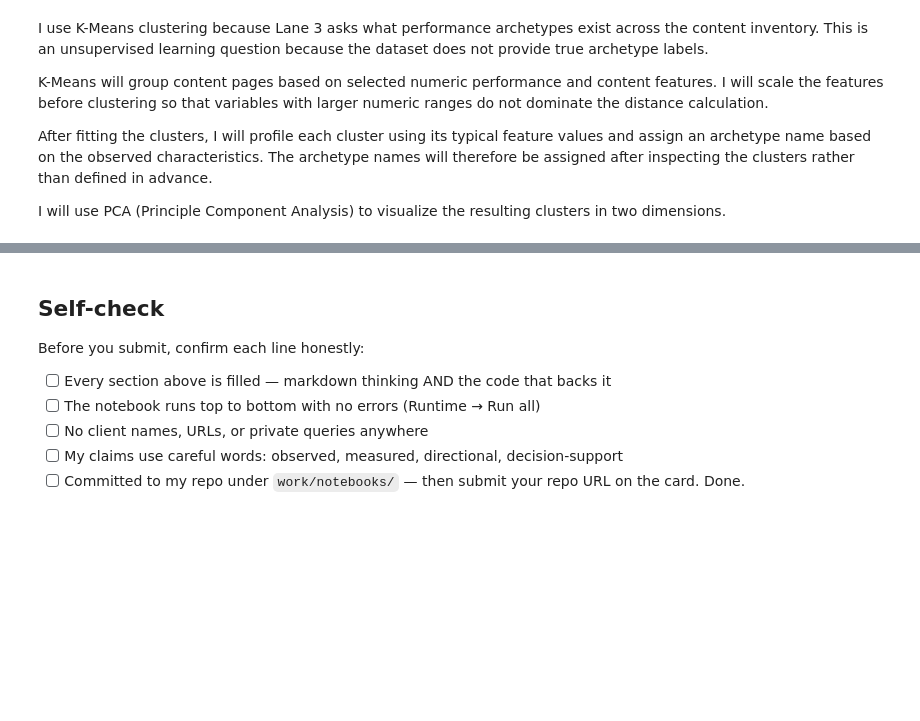
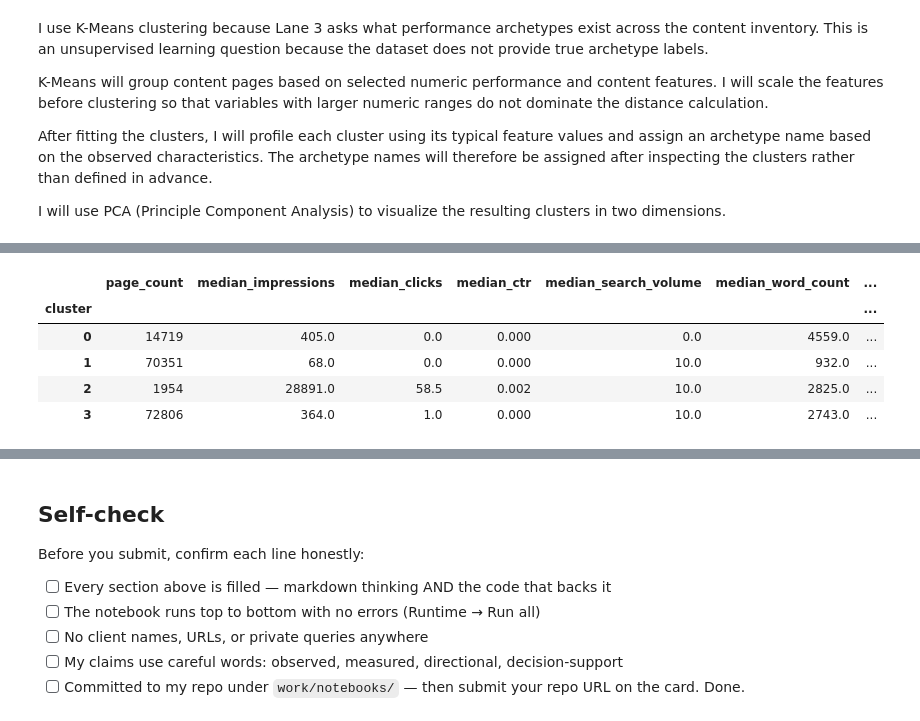
Before and after one commit to Mahnoor-Sajjad/Flyrank-Internship, a Jupyter notebook: work/notebooks/w05_model.ipynb, the cells around one changed output, grey strips where cells are left out. Saved outputs shown, nothing was run; the diff lists cells and outputs as text; code cells hidden in the pictures; blank space fills up the shorter version.

```diff
--- a/work/notebooks/w05_model.ipynb
+++ b/work/notebooks/w05_model.ipynb
@@ -680,0 +784,25 @@ I will use PCA (Principle Component Analysis) to visualize the resulting cluster
+# %%
+# Purpose: Prepare training and testing features using the same columns
+# and preprocessing pipeline used when creating the original feature matrix.
+
+feature_cols = [
+    "gsc_impressions",
+    "gsc_clicks",
+    "gsc_ctr",
+    "search_volume",
+    "word_count",
+    "category_count",
+    "content_type",
+    "main_intent"
+]
+
+# Keep only records with GSC data, matching the original clustering dataset.
+train_cluster = train_data[train_data["gsc_available_days"] > 0].copy()
+test_cluster = test_data[test_data["gsc_available_days"] > 0].copy()
+
+# Transform both sets using the already-fitted preprocessor.
+X_train = preprocessor.transform(train_cluster[feature_cols])
+X_test = preprocessor.transform(test_cluster[feature_cols])
+
+print("Training feature matrix:", X_train.shape)
+print("Testing feature matrix:", X_test.shape)
@@ -680,0 +863,25 @@ I will use PCA (Principle Component Analysis) to visualize the resulting cluster
+# %%
+# Purpose: Summarize each training cluster using its traffic, CTR,
+# search demand, and content characteristics to interpret the archetypes.
+
+train_cluster["cluster"] = train_labels
+
+cluster_profile = train_cluster.groupby("cluster").agg(
+    page_count=("content_hash_id", "count"),
+    median_impressions=("gsc_impressions", "median"),
+    median_clicks=("gsc_clicks", "median"),
+    median_ctr=("gsc_ctr", "median"),
+    median_search_volume=("search_volume", "median"),
+    median_word_count=("word_count", "median"),
+    content_types=("content_type", "nunique"),
+    intents=("main_intent", "nunique")
+).round(3)
+
+display(cluster_profile)
+# %% [output]
+|  | page_count | median_impressions | median_clicks | median_ctr | median_search_volume | median_word_count | ... |
+| cluster |  |  |  |  |  |  | ... |
+| 0 | 14719 | 405.0 | 0.0 | 0.000 | 0.0 | 4559.0 | ... |
+| 1 | 70351 | 68.0 | 0.0 | 0.000 | 10.0 | 932.0 | ... |
+| 2 | 1954 | 28891.0 | 58.5 | 0.002 | 10.0 | 2825.0 | ... |
+| 3 | 72806 | 364.0 | 1.0 | 0.000 | 10.0 | 2743.0 | ... |
```
Also changed, not shown: parts of 25 cells of this notebook.
